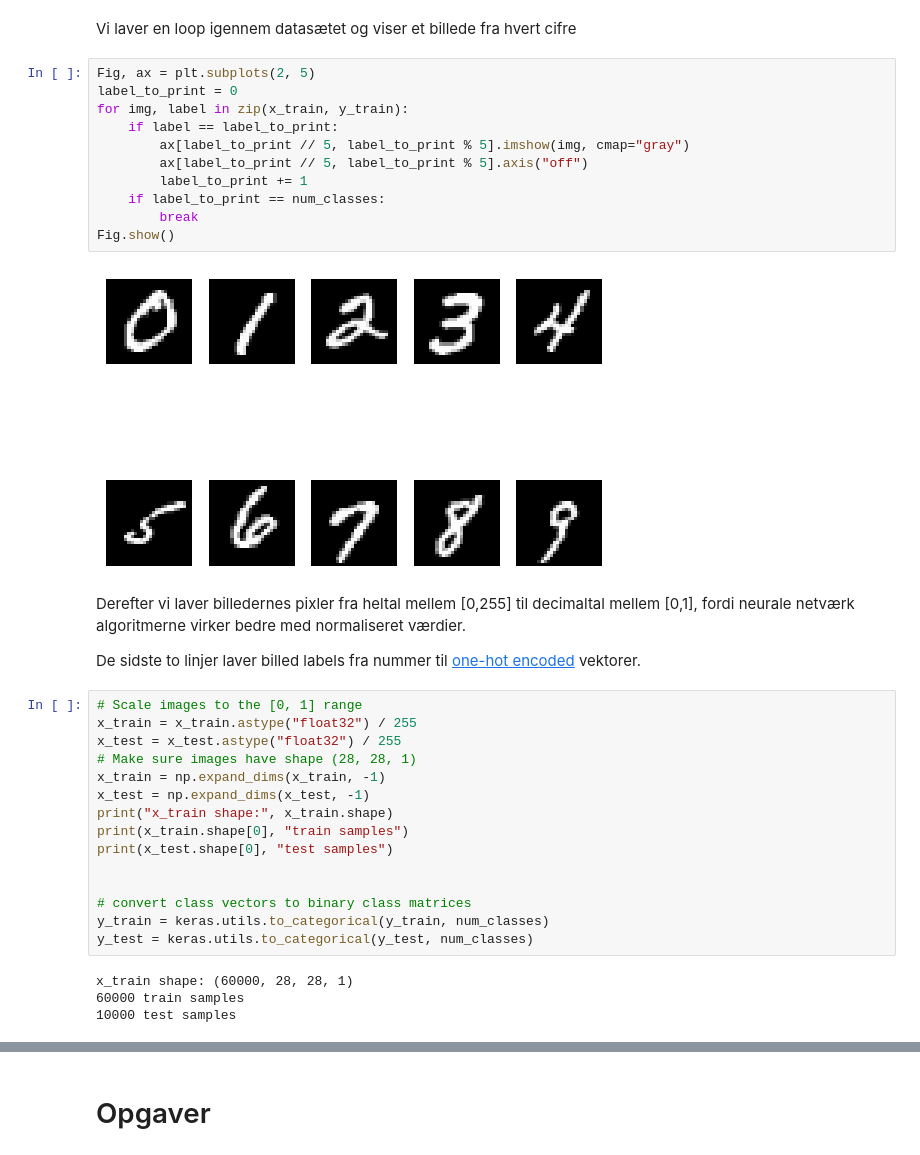
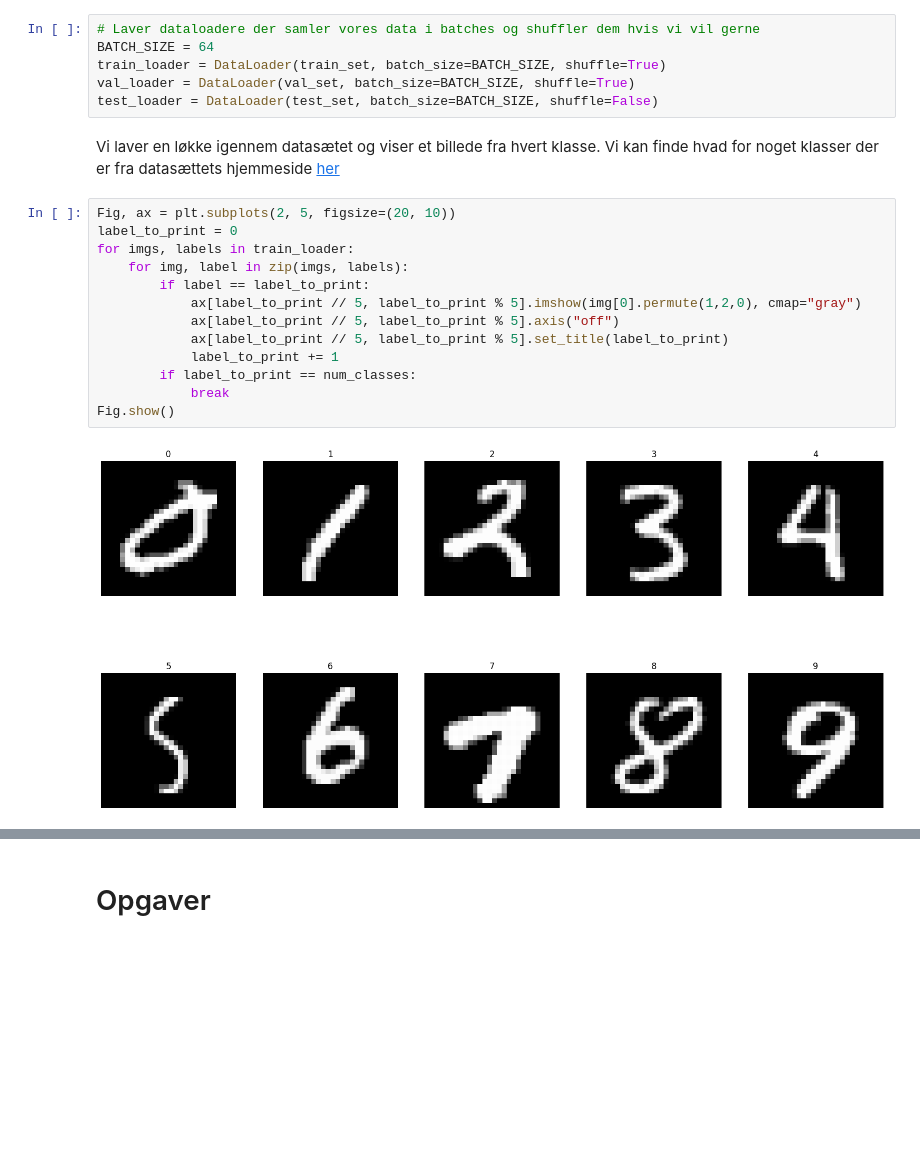
Before and after one commit to Rebekka-M/UNF_MLCamp2024, a Jupyter notebook: 2.NN/Eksemple_CNN.ipynb, the cells around one changed output, grey strips where cells are left out. Cells and saved outputs as stored; diff of their text form; blank space fills up the shorter version.

```diff
--- a/2.NN/Eksemple_CNN.ipynb
+++ b/2.NN/Eksemple_CNN.ipynb
@@ -36,38 +51,23 @@ Number of classes: 10
+# %%
+# Laver dataloadere der samler vores data i batches og shuffler dem hvis vi vil gerne
+BATCH_SIZE = 64
+train_loader = DataLoader(train_set, batch_size=BATCH_SIZE, shuffle=True)
+val_loader = DataLoader(val_set, batch_size=BATCH_SIZE, shuffle=True)
+test_loader = DataLoader(test_set, batch_size=BATCH_SIZE, shuffle=False)
 # %% [markdown]
-Vi laver en loop igennem datasætet og viser et billede fra hvert cifre
+Vi laver en løkke igennem datasætet og viser et billede fra hvert klasse. Vi kan finde hvad for noget klasser der er fra datasættets hjemmeside [her](https://www.cs.toronto.edu/~kriz/cifar.html)
 # %%
-Fig, ax = plt.subplots(2, 5)
+Fig, ax = plt.subplots(2, 5, figsize=(20, 10))
 label_to_print = 0
-for img, label in zip(x_train, y_train):
-    if label == label_to_print:
-        ax[label_to_print // 5, label_to_print % 5].imshow(img, cmap="gray")
-        ax[label_to_print // 5, label_to_print % 5].axis("off")
-        label_to_print += 1
-    if label_to_print == num_classes:
-        break
+for imgs, labels in train_loader:
+    for img, label in zip(imgs, labels):
+        if label == label_to_print:
+            ax[label_to_print // 5, label_to_print % 5].imshow(img[0].permute(1,2,0), cmap="gray")
+            ax[label_to_print // 5, label_to_print % 5].axis("off")
+            ax[label_to_print // 5, label_to_print % 5].set_title(label_to_print)
+            label_to_print += 1
+        if label_to_print == num_classes:
+            break
 Fig.show()
 # %% [output]
-[figure, old version]
+[figure, new version]
-# %% [markdown]
-Derefter vi laver billedernes pixler fra heltal mellem [0,255] til decimaltal mellem [0,1], fordi neurale netværk algoritmerne virker bedre med normaliseret værdier.
-
-De sidste to linjer laver billed labels fra nummer til [one-hot encoded](https://www.kaggle.com/code/dansbecker/using-categorical-data-with-one-hot-encoding) vektorer.
-# %%
-# Scale images to the [0, 1] range
-x_train = x_train.astype("float32") / 255
-x_test = x_test.astype("float32") / 255
-# Make sure images have shape (28, 28, 1)
-x_train = np.expand_dims(x_train, -1)
-x_test = np.expand_dims(x_test, -1)
-print("x_train shape:", x_train.shape)
-print(x_train.shape[0], "train samples")
-print(x_test.shape[0], "test samples")
-
-
-# convert class vectors to binary class matrices
-y_train = keras.utils.to_categorical(y_train, num_classes)
-y_test = keras.utils.to_categorical(y_test, num_classes)
-# %% [output]
-x_train shape: (60000, 28, 28, 1)
-60000 train samples
-10000 test samples
```
Also changed, not shown: parts of 23 cells of this notebook, 5 other files.
